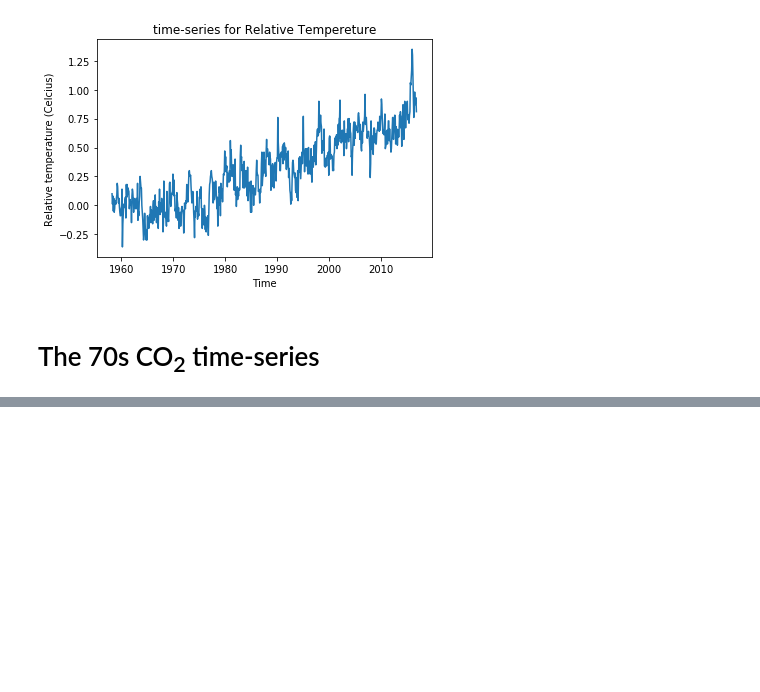
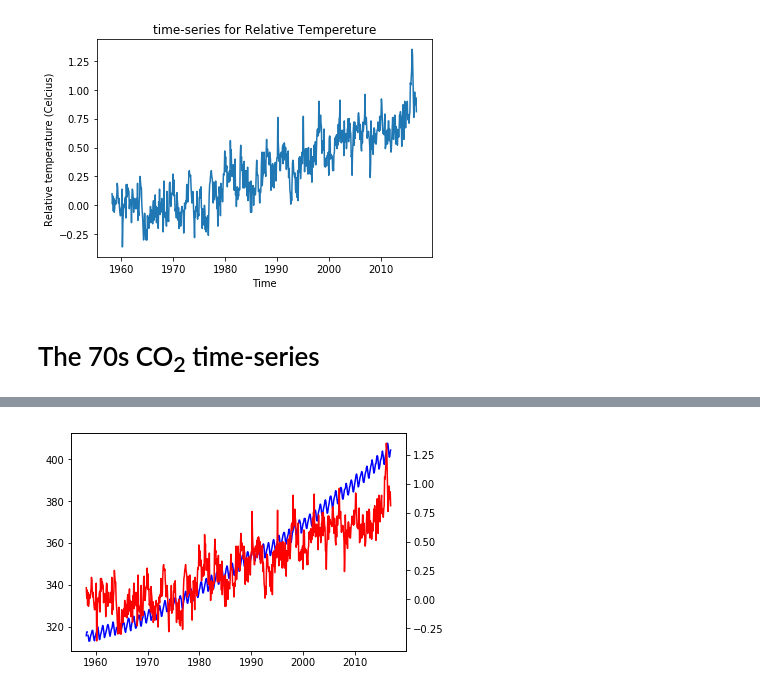
Before and after one commit to VictorOmondi1997/Visualization-Climate-Change, a Jupyter notebook: notebooks/climate_change.ipynb, the cells around one changed output, grey strips where cells are left out. Saved outputs shown, nothing was run; the diff lists cells and outputs as text; code cells hidden in the pictures; blank space fills up the shorter version.

```diff
--- a/notebooks/climate_change.ipynb
+++ b/notebooks/climate_change.ipynb
@@ -57,0 +62,8 @@ ax.set_ylabel('')
+# %%
+fig, ax=plt.subplots()
+ax.plot(climate_change.index, climate_change.co2, color='b')
+ax2 = ax.twinx()
+ax2.plot(climate_change.index, climate_change.relative_temp, color='r')
+plt.show()
+# %% [output]
+[figure, added]
```
Also changed, not shown: parts of 2 cells of this notebook.
